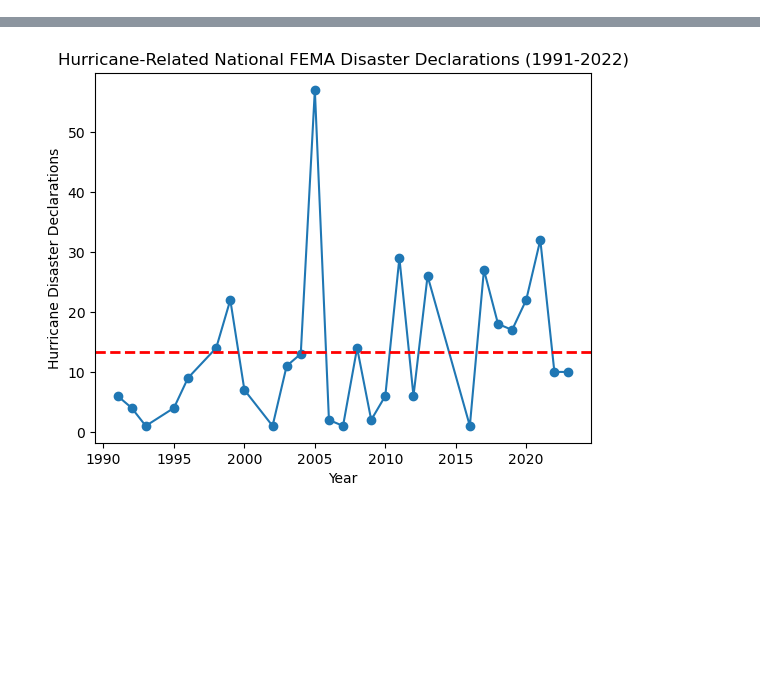
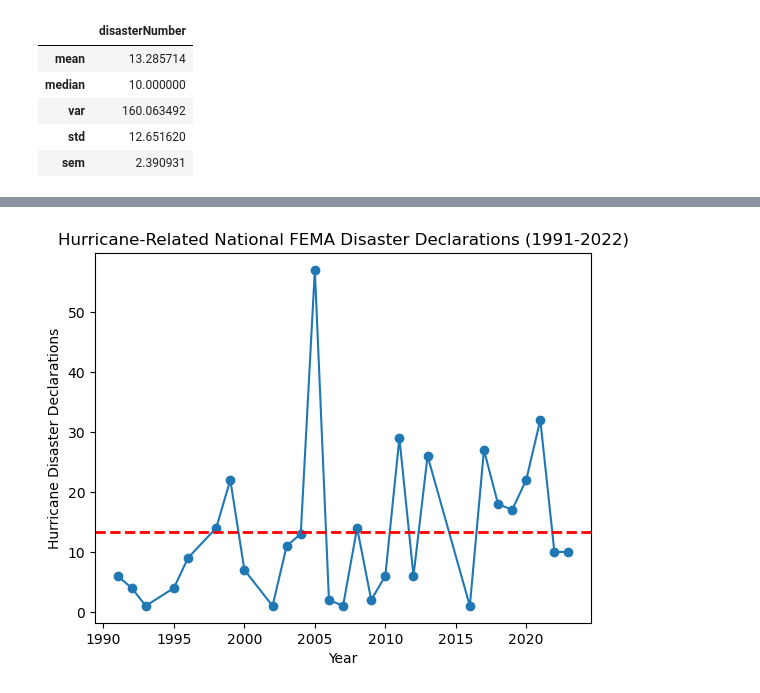
Before and after one commit to STWoodbury/TeamAwesome, a Jupyter notebook: FEMA Analysis.ipynb, the cells around one changed output, grey strips where cells are left out. Saved outputs shown, nothing was run; the diff lists cells and outputs as text; code cells hidden in the pictures; blank space fills up the shorter version.

```diff
--- a/FEMA Analysis.ipynb
+++ b/FEMA Analysis.ipynb
@@ -18,3 +30,13 @@ disasterdeclarations = pd.DataFrame(femadata.groupby(['fyDeclared'])['disasterNu
 # %%
 year = disasterdeclarations.index
 count = list(disasterdeclarations['disasterNumber'])
+# %%
+disasterdeclarationsdf = pd.DataFrame(disasterdeclarations.agg(['mean', 'median', 'var', 'std', 'sem']))
+disasterdeclarationsdf
+# %% [output]
+|  | disasterNumber |
+| mean | 13.285714 |
+| median | 10.000000 |
+| var | 160.063492 |
+| std | 12.651620 |
+| sem | 2.390931 |
```
Also changed, not shown: parts of 2 cells of this notebook, 5 other files.
